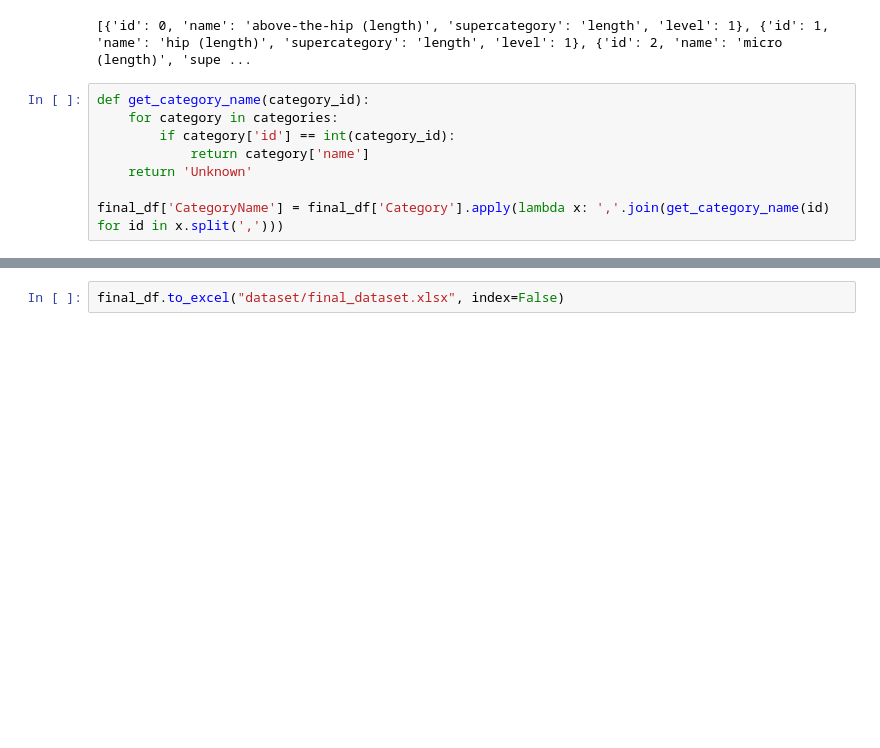
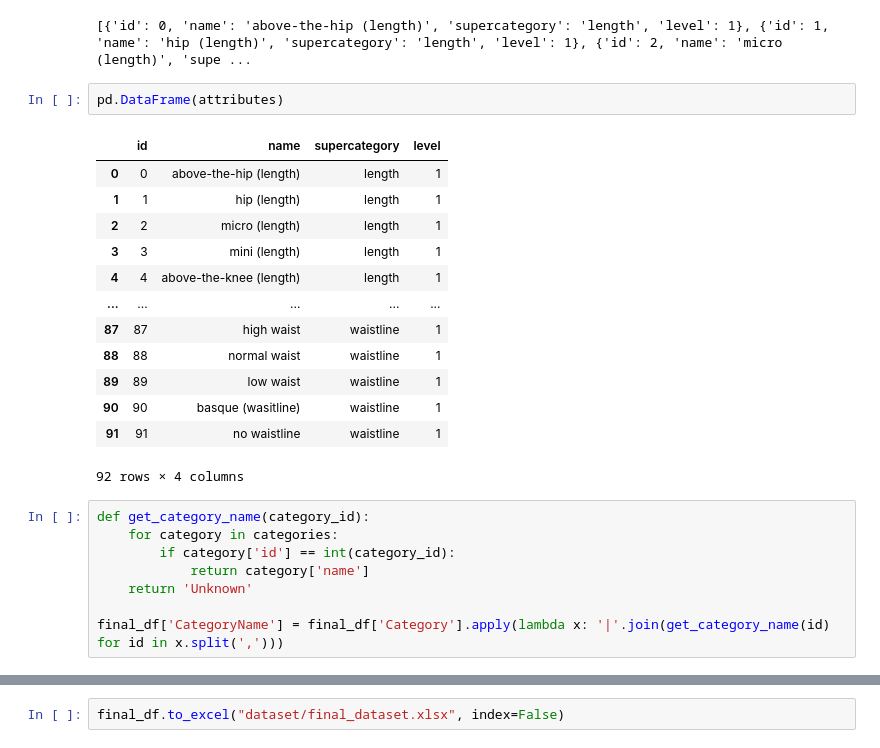
Before and after one commit to Deborahaina/Final-Project-Group4, a Jupyter notebook: download_data/final_dataset_excel_creation.ipynb, the cells around one changed output, grey strips where cells are left out. Cells and saved outputs as stored; diff of their text form; blank space fills up the shorter version.

```diff
--- a/download_data/final_dataset_excel_creation.ipynb
+++ b/download_data/final_dataset_excel_creation.ipynb
@@ -62,6 +85,22 @@ attributes = label_descriptions['attributes']
 print(attributes)
 # %% [output]
 [{'id': 0, 'name': 'above-the-hip (length)', 'supercategory': 'length', 'level': 1}, {'id': 1, 'name': 'hip (length)', 'supercategory': 'length', 'level': 1}, {'id': 2, 'name': 'micro (length)', 'supe ...
+# %%
+pd.DataFrame(attributes)
+# %% [output]
+|  | id | name | supercategory | level |
+| 0 | 0 | above-the-hip (length) | length | 1 |
+| 1 | 1 | hip (length) | length | 1 |
+| 2 | 2 | micro (length) | length | 1 |
+| 3 | 3 | mini (length) | length | 1 |
+| 4 | 4 | above-the-knee (length) | length | 1 |
+| ... | ... | ... | ... | ... |
+| 87 | 87 | high waist | waistline | 1 |
+| 88 | 88 | normal waist | waistline | 1 |
+| 89 | 89 | low waist | waistline | 1 |
+| 90 | 90 | basque (wasitline) | waistline | 1 |
+| 91 | 91 | no waistline | waistline | 1 |
+92 rows × 4 columns
 # %%
 def get_category_name(category_id):
     for category in categories:
@@ -69,7 +108,7 @@ def get_category_name(category_id):
             return category['name']
     return 'Unknown'
 
-final_df['CategoryName'] = final_df['Category'].apply(lambda x: ','.join(get_category_name(id) for id in x.split(',')))
+final_df['CategoryName'] = final_df['Category'].apply(lambda x: '|'.join(get_category_name(id) for id in x.split(',')))
 # %%
 final_df
 # %% [output]
```
Also changed, not shown: parts of 3 cells of this notebook.
